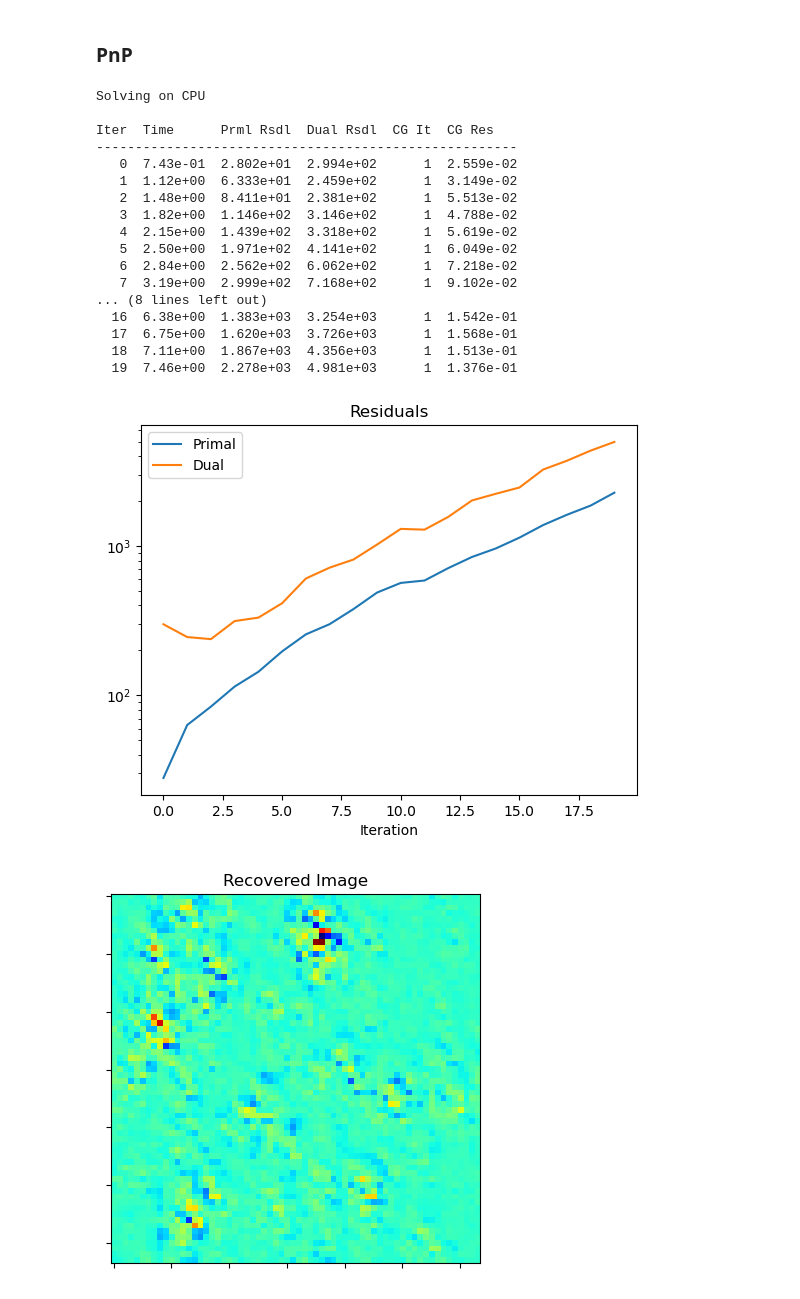
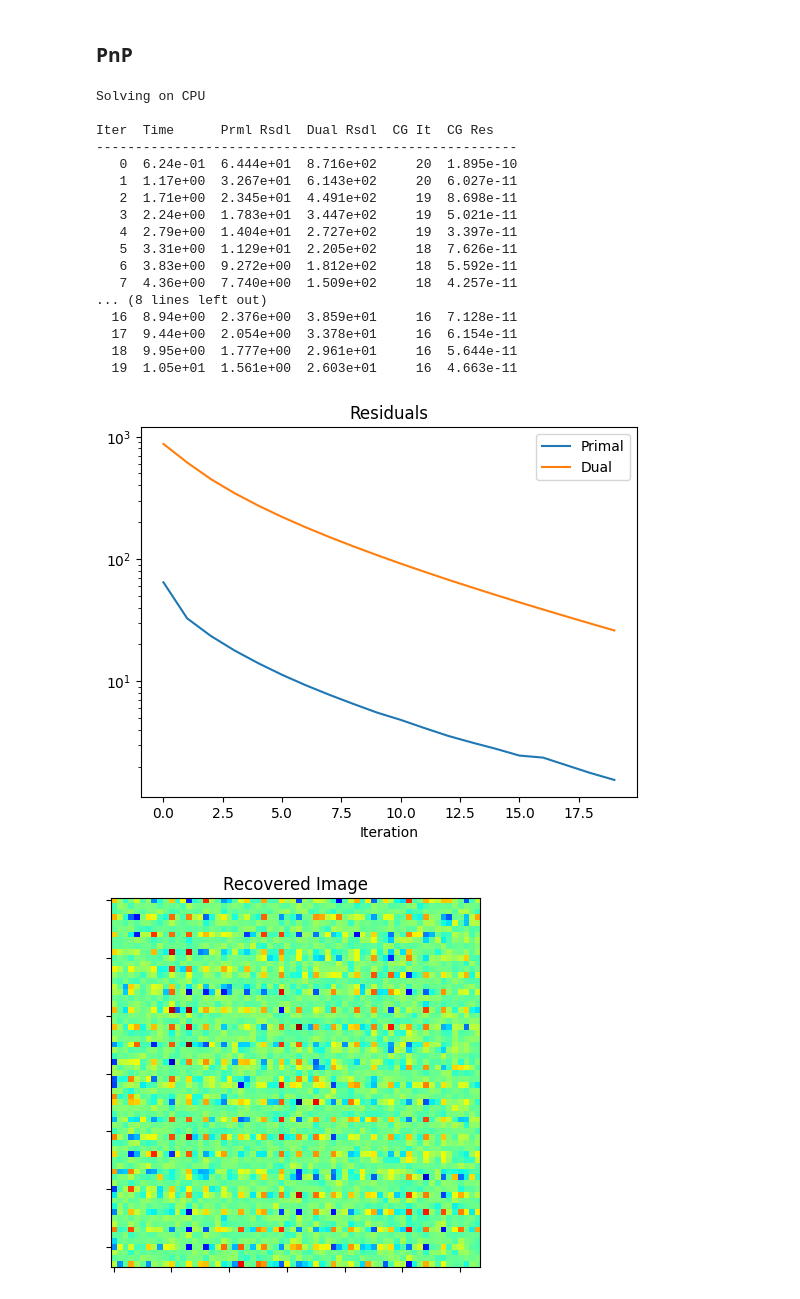
Before and after one commit to sanjith1999/FRIS, a Jupyter notebook: jelly_fish.ipynb, the cells around one changed output. Cells and saved outputs as stored; diff of their text form; code cells hidden in the pictures.

```diff
--- a/jelly_fish.ipynb
+++ b/jelly_fish.ipynb
@@ -11,7 +11,7 @@ from scico.optimize.admm import ADMM, LinearSubproblemSolver, G0BlockCircularCon
 from scico.util import device_info
 plot.config_notebook_plotting()
 # %%
-data = loadmat("./data/jelly_fish/Jellyfish_4x4-patches.mat")
+data = loadmat("./data/dataset/jellyfish/Jellyfish_4x4-patches.mat")
 A_stacked = data['A'].reshape(64, 256, 4096)
 Y = data['y'].reshape(256, 64)
 
@@ -26,19 +26,19 @@ plt.show()
 # %% [markdown]
 ### PnP
 # %%
-s_limit, e_limit = 0,256
+s_limit, e_limit = 0,8192
 phi = snp.array(A_stacked.reshape(-1, 4096))[s_limit:e_limit]
 y = snp.array(Y.reshape(-1))[s_limit:e_limit]/8
 
 Afn = lambda x: phi@x.flatten()
 A = linop.LinearOperator(input_shape = (64,64), output_shape = y.shape, eval_fn=Afn)
 
-λ1, λ2, λ3 = .2, .2, .2
-g1 = λ1 * functional.DnCNN("17N")
+λ1, λ2, λ3 = 0, .8, 0
+g1 = λ1 * functional.DnCNN("17H")
 g2 =  λ2*functional.BM3D()
 g3 =  λ3*functional.L1Norm()
 
-ρ1, ρ2, ρ3= 5, 5, 5     # ADMM penalty parameter
+ρ1, ρ2, ρ3= 5, 1, 5     # ADMM penalty parameter
 maxiter = 20            # number of ADMM iterations
 
 
@@ -56,46 +56,46 @@ solver = ADMM(
     rho_list=[ρ1, ρ2,ρ3 ],
     x0=x_init,
     maxiter=maxiter,
-    subproblem_solver=LinearSubproblemSolver(cg_kwargs={"tol": 1e-3, "maxiter": 1}),
+    subproblem_solver=LinearSubproblemSolver(cg_kwargs={"tol": 1e-10, "maxiter": 20}),
     itstat_options={"display": True},
 )
 
 
 print(f"Solving on {device_info()}\n")
 x = solver.solve()
 # x = snp.clip(x, 0, 1)
 hist = solver.itstat_object.history(transpose=True)
 
 
 plot.plot(
     snp.vstack((hist.Prml_Rsdl, hist.Dual_Rsdl)).T,
     ptyp="semilogy",
     title=f"Residuals",
     xlbl="Iteration",
     lgnd=("Primal", "Dual"),
 )
 
 plot.imview(x,cmap = "jet", title=f"Recovered Image")
 
 p = np.vstack((np.array(y), np.array(A(x))))
 plot.plot(p.reshape(-1,2), lgnd=["Original Meausurement", "Recovered Measurement"])
 # %% [output]
 Solving on CPU
 
 Iter  Time      Prml Rsdl  Dual Rsdl  CG It  CG Res
 ------------------------------------------------------
-   0  7.43e-01  2.802e+01  2.994e+02      1  2.559e-02
-   1  1.12e+00  6.333e+01  2.459e+02      1  3.149e-02
-   2  1.48e+00  8.411e+01  2.381e+02      1  5.513e-02
-   3  1.82e+00  1.146e+02  3.146e+02      1  4.788e-02
-   4  2.15e+00  1.439e+02  3.318e+02      1  5.619e-02
-   5  2.50e+00  1.971e+02  4.141e+02      1  6.049e-02
-   6  2.84e+00  2.562e+02  6.062e+02      1  7.218e-02
-   7  3.19e+00  2.999e+02  7.168e+02      1  9.102e-02
+   0  6.24e-01  6.444e+01  8.716e+02     20  1.895e-10
+   1  1.17e+00  3.267e+01  6.143e+02     20  6.027e-11
+   2  1.71e+00  2.345e+01  4.491e+02     19  8.698e-11
+   3  2.24e+00  1.783e+01  3.447e+02     19  5.021e-11
+   4  2.79e+00  1.404e+01  2.727e+02     19  3.397e-11
+   5  3.31e+00  1.129e+01  2.205e+02     18  7.626e-11
+   6  3.83e+00  9.272e+00  1.812e+02     18  5.592e-11
+   7  4.36e+00  7.740e+00  1.509e+02     18  4.257e-11
 ... (8 lines left out)
-  16  6.38e+00  1.383e+03  3.254e+03      1  1.542e-01
-  17  6.75e+00  1.620e+03  3.726e+03      1  1.568e-01
-  18  7.11e+00  1.867e+03  4.356e+03      1  1.513e-01
-  19  7.46e+00  2.278e+03  4.981e+03      1  1.376e-01
+  16  8.94e+00  2.376e+00  3.859e+01     16  7.128e-11
+  17  9.44e+00  2.054e+00  3.378e+01     16  6.154e-11
+  18  9.95e+00  1.777e+00  2.961e+01     16  5.644e-11
+  19  1.05e+01  1.561e+00  2.603e+01     16  4.663e-11
-[figure, old version]
+[figure, new version]
-[figure, old version]
+[figure, new version]
```
Also changed, not shown: parts of 1 cell of this notebook, 1 other file.
